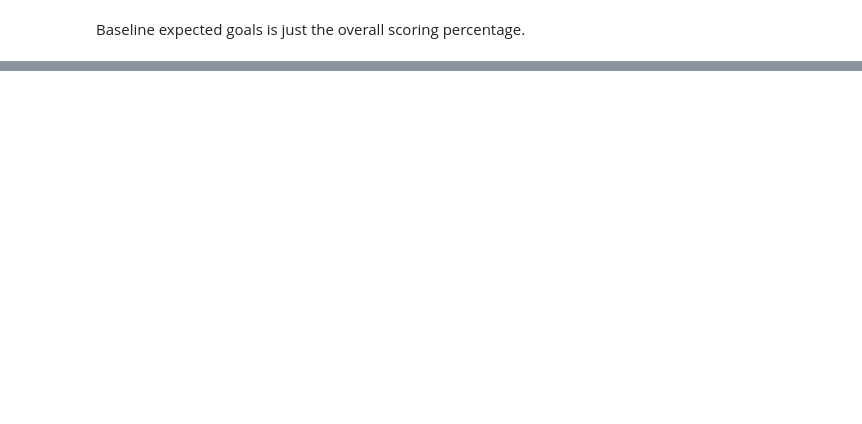
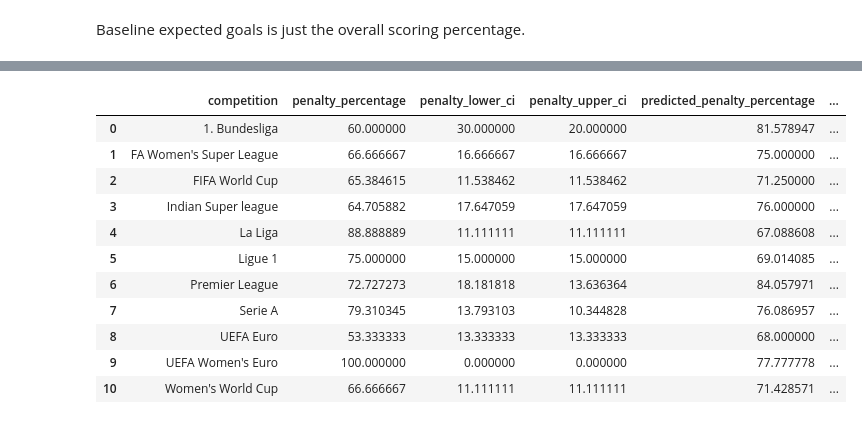
Before and after one commit to AndrewRook/soccer_analytics, a Jupyter notebook: analysis_notebooks/xg/baseline.ipynb, the cells around one changed output, grey strips where cells are left out. Saved outputs shown, nothing was run; the diff lists cells and outputs as text; code cells hidden in the pictures; blank space fills up the shorter version.

```diff
--- a/analysis_notebooks/xg/baseline.ipynb
+++ b/analysis_notebooks/xg/baseline.ipynb
@@ -157,0 +38,12 @@ shot_df.head()
+# %%
+shots = {}
+for competition in competitions:
+    print(competition.name, len(competition.seasons))
+    if competition.name in full_competitions:
+        shots[competition.name] = []
+        for season in competition.seasons:
+            print(f"    {season.name}: {len(season.matches)}")
+            if season.name in full_competitions[competition.name]:
+                shots[competition.name].extend(get_events(
+                    season, event_types=["shot"]
+                ))
@@ -157,0 +68,68 @@ shot_df.head()
+# %%
+shot_df_data = defaultdict(list)
+for competition, events in shots.items():
+    train_shots, test_shots = split_by_time(events, test_frac=0.2)
+    train_penalty_shots = [
+        shot for shot in train_shots if shot.is_penalty
+    ]
+    predicted_penalty_scoring_pct = (
+        sum([shot.result.is_success for shot in train_penalty_shots]) /
+        len(train_penalty_shots)
+    )
+    train_field_shots = [
+        shot for shot in train_shots if not shot.is_penalty
+    ]
+    predicted_field_scoring_pct = (
+        sum([shot.result.is_success for shot in train_field_shots]) /
+        len(train_field_shots)
+    )
+    test_mae = sum([
+        abs(shot.result.is_success - predicted_penalty_scoring_pct)
+        if shot.is_penalty
+        else abs(shot.result.is_success - predicted_field_scoring_pct)
+        for shot in test_shots
+    ]) / len(test_shots)
+    shot_df_data["competition"].append(competition)
+    test_penalty_goals = sum([shot.result.is_success for shot in test_shots if shot.is_penalty])
+    test_penalty_shots = len([1 for shot in test_shots if shot.is_penalty])
+    penalty_fraction = test_penalty_goals / test_penalty_shots
+    shot_df_data["penalty_percentage"].append(100 * penalty_fraction)
+    shot_df_data["penalty_lower_ci"].append(100 * (
+        penalty_fraction -
+        binom.ppf(0.05, test_penalty_shots, penalty_fraction) / test_penalty_shots
+    ))
+    shot_df_data["penalty_upper_ci"].append(100 * (
+        binom.ppf(0.95, test_penalty_shots, penalty_fraction) / test_penalty_shots
+        - penalty_fraction
+    ))
+    shot_df_data["predicted_penalty_percentage"].append(100 * predicted_penalty_scoring_pct)
+
+    test_field_goals = sum([shot.result.is_success for shot in test_shots if not shot.is_penalty])
+    test_field_shots = len([1 for shot in test_shots if not shot.is_penalty])
+    field_fraction  = test_field_goals / test_field_shots
+    shot_df_data["field_percentage"].append(100 * field_fraction)
+    shot_df_data["field_lower_ci"].append(100 * (
+        field_fraction -
+        binom.ppf(0.05, test_field_shots, field_fraction) / test_field_shots
+    ))
+    shot_df_data["field_upper_ci"].append(100 * (
+        binom.ppf(0.95, test_field_shots, field_fraction) / test_field_shots
+        - field_fraction
+    ))
+    shot_df_data["predicted_field_percentage"].append(100 * predicted_field_scoring_pct)
+    shot_df_data["mae"].append(test_mae)
+shot_df = pd.DataFrame(shot_df_data)
+shot_df
+# %% [output]
+|  | competition | penalty_percentage | penalty_lower_ci | penalty_upper_ci | predicted_penalty_percentage | ... |
+| 0 | 1. Bundesliga | 60.000000 | 30.000000 | 20.000000 | 81.578947 | ... |
+| 1 | FA Women's Super League | 66.666667 | 16.666667 | 16.666667 | 75.000000 | ... |
+| 2 | FIFA World Cup | 65.384615 | 11.538462 | 11.538462 | 71.250000 | ... |
+| 3 | Indian Super league | 64.705882 | 17.647059 | 17.647059 | 76.000000 | ... |
+| 4 | La Liga | 88.888889 | 11.111111 | 11.111111 | 67.088608 | ... |
+| 5 | Ligue 1 | 75.000000 | 15.000000 | 15.000000 | 69.014085 | ... |
+| 6 | Premier League | 72.727273 | 18.181818 | 13.636364 | 84.057971 | ... |
+| 7 | Serie A | 79.310345 | 13.793103 | 10.344828 | 76.086957 | ... |
+| 8 | UEFA Euro | 53.333333 | 13.333333 | 13.333333 | 68.000000 | ... |
+| 9 | UEFA Women's Euro | 100.000000 | 0.000000 | 0.000000 | 77.777778 | ... |
+| 10 | Women's World Cup | 66.666667 | 11.111111 | 11.111111 | 71.428571 | ... |
```
Also changed, not shown: parts of 9 cells of this notebook, 2 other files.
